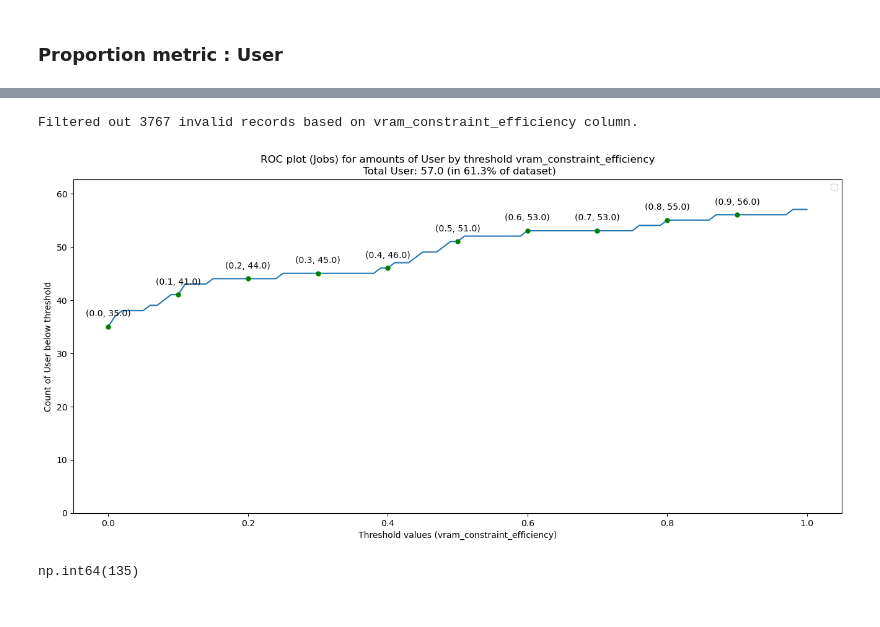
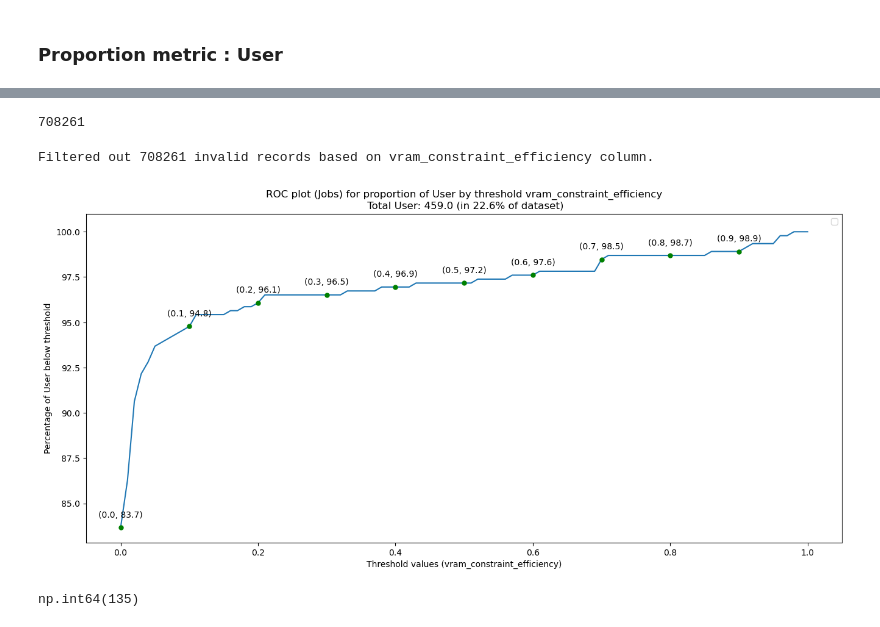
Before and after one commit to UnityHPC/ds4cg-job-analytics, a Jupyter notebook: notebooks/ROC Plot.ipynb, the cells around one changed output, grey strips where cells are left out. Saved outputs shown, nothing was run; the diff lists cells and outputs as text; code cells hidden in the pictures.

```diff
--- a/notebooks/ROC Plot.ipynb
+++ b/notebooks/ROC Plot.ipynb
@@ -23,4 +26,4 @@ from src.config.enum_constants import ROCPlotTypes
 # %%
 # load jobs df
-loaded_df = load_preprocessed_jobs_dataframe_from_duckdb(db_path="../data/slurm_data_small.db")
+loaded_df = load_preprocessed_jobs_dataframe_from_duckdb(db_path="../data/slurm_data.db")
 # %% [output]
@@ -290,19 +320,25 @@ Index: []
+# %%
+mask = roc_instance.jobs_with_efficiency_metrics["vram_constraint_efficiency"].isna()
+temp = roc_instance.jobs_with_efficiency_metrics[mask].copy()
+len(temp)
+# %% [output]
+708261
 # %%
 # plot raw number of job_hours
 threshold_metric = enum_constants.JobEfficiencyMetricsEnum.VRAM_CONSTRAINT_EFFICIENCY
 proportion_metric = enum_constants.ProportionMetricsEnum.USERS
 fig, (axe1) = roc_instance.plot_roc(
     plot_type=ROCPlotTypes.JOB,
     min_threshold=0.0,
     threshold_step=0.01,
     max_threshold=1.0,
     threshold_metric=threshold_metric,
     proportion_metric=proportion_metric,
-    plot_percentage=False,
+    plot_percentage=True,
 )
 # %% [output]
-Filtered out 3767 invalid records based on vram_constraint_efficiency column.
+Filtered out 708261 invalid records based on vram_constraint_efficiency column.
-[figure, old version]
+[figure, new version]
 # %%
 user_with_all_vram_score_null = (
     roc_instance.jobs_with_efficiency_metrics.groupby("User")["vram_constraint_efficiency"]
```
Also changed, not shown: parts of 23 cells of this notebook, 2 other files.
